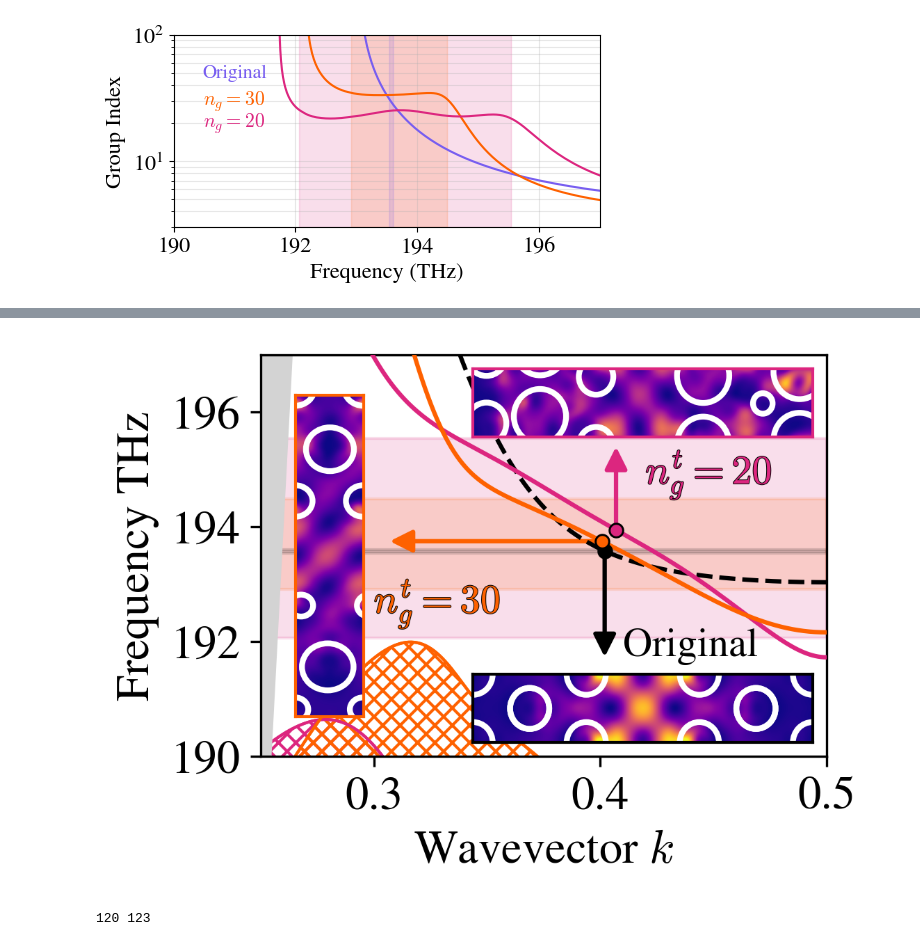
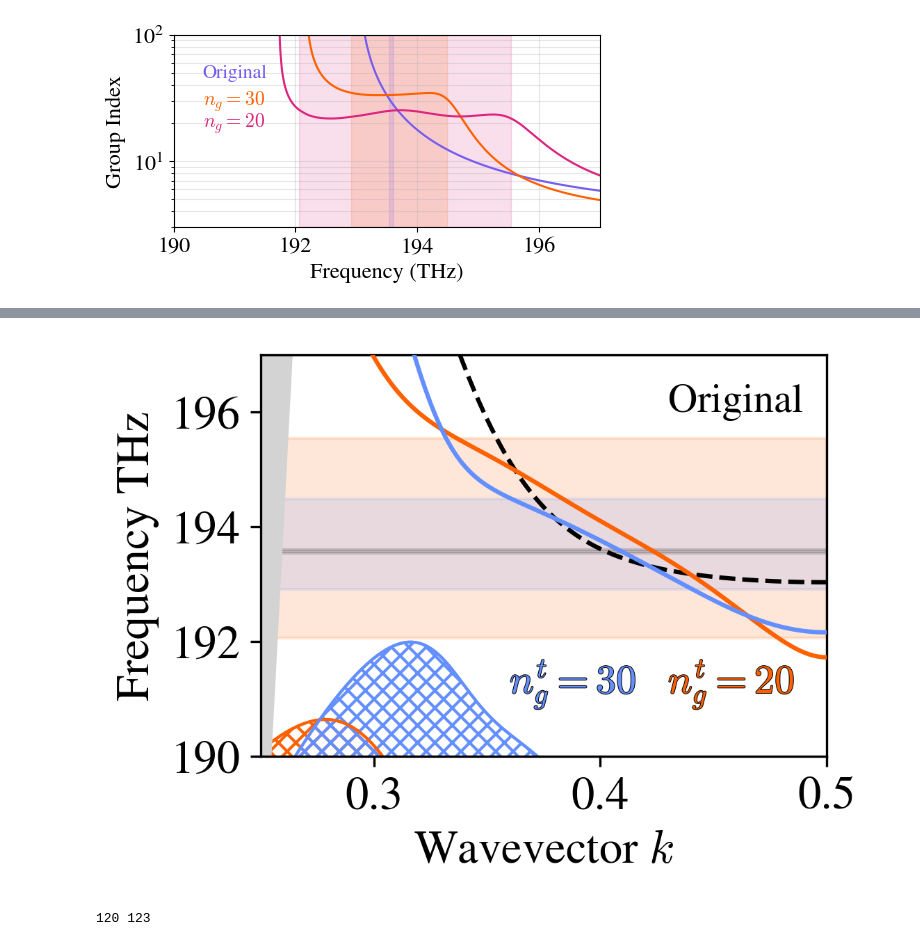
Before and after one commit to DominicJThompson/optGME, a Jupyter notebook: paper2/plots/diagramsV2.ipynb, the cells around one changed output, grey strips where cells are left out. Saved outputs shown, nothing was run; the diff lists cells and outputs as text; code cells hidden in the pictures.

```diff
--- a/paper2/plots/diagramsV2.ipynb
+++ b/paper2/plots/diagramsV2.ipynb
@@ -686,8 +689,8 @@ ks = np.linspace(.5*np.pi,np.pi,200)/np.pi/2
 
 # Main band diagram (on main axes)
 ax.plot(ks, gmeOG.freqs[:, 14]* 299792458 / aOG / 1e-9 * 1e-12, color='k',linestyle='--',zorder=5)
-ax.plot(ks, gmeOpt.freqs[:, 14]* 299792458 / aOpt / 1e-9 * 1e-12, color=cs['m'],zorder=5)
-ax.plot(ks, gmeOpt2.freqs[:, 14]* 299792458 / aOpt2 / 1e-9 * 1e-12, color=cs['o'],zorder=5)
+ax.plot(ks, gmeOpt.freqs[:, 14]* 299792458 / aOpt / 1e-9 * 1e-12, color=cs['o'],zorder=5)
+ax.plot(ks, gmeOpt2.freqs[:, 14]* 299792458 / aOpt2 / 1e-9 * 1e-12, color=cs['b'],zorder=5)
 
 
 
@@ -716,13 +719,13 @@ add_bandgap_crosshatch(
     ax, ks,
     np.zeros(len(ks)),
     gmeOpt.freqs[:, 13]*299792458/aOpt/1e-9*1e-12,
-    color=cs['m'], hatch=crosshatch
+    color=cs['o'], hatch=crosshatch
 )
 add_bandgap_crosshatch(
     ax, ks,
     np.zeros(len(ks)),
     gmeOpt2.freqs[:, 13]*299792458/aOpt2/1e-9*1e-12,
-    color=cs['o'], hatch=crosshatch
+    color=cs['b'], hatch=crosshatch
 )
 
 # Upper band gap crosshatching
@@ -737,20 +740,20 @@ add_bandgap_crosshatch(
     ax, ks,
     gmeOpt.freqs[:, 16]*299792458/aOpt/1e-9*1e-12,
     top_const,
-    color=cs['m'], hatch=crosshatch
+    color=cs['o'], hatch=crosshatch
 )
 add_bandgap_crosshatch(
     ax, ks,
     gmeOpt2.freqs[:, 16]*299792458/aOpt2/1e-9*1e-12,
     top_const,
-    color=cs['o'], hatch=crosshatch
+    color=cs['b'], hatch=crosshatch
 )
 # Light line
 ax.fill_between(ks, ks* 299792458 / aOG / 1e-9 * 1e-12, np.ones(len(ks))* 299792458 / aOG / 1e-9 * 1e-12, color='lightgray', alpha=1,zorder=2)
 
 #show the bandwidths
-ax.axhspan(freqsOpt[startIOpt]*1e-12, freqsOpt[endIOpt]*1e-12, color=cs['m'], alpha=0.15)
-ax.axhspan(freqsOpt2[startIOpt2]*1e-12, freqsOpt2[endIOpt2]*1e-12, color=cs['o'], alpha=0.15)
+ax.axhspan(freqsOpt[startIOpt]*1e-12, freqsOpt[endIOpt]*1e-12, color=cs['o'], alpha=0.15)
+ax.axhspan(freqsOpt2[startIOpt2]*1e-12, freqsOpt2[endIOpt2]*1e-12, color=cs['b'], alpha=0.15)
 ax.axhspan(freqsOG[startIOG]*1e-12, freqsOG[endIOG]*1e-12, color='k', alpha=0.15)
 
 # Make the tick label numbers larger (use text_scale)
@@ -762,52 +765,11 @@ ax.set_ylim(190,197)
 ax.set_xlabel(r'Wavevector $k$', fontsize=int(14 * text_scale))
 ax.set_ylabel(r'Frequency THz', fontsize=int(14 * text_scale))
 
-# ----- Add inset axes -----
-kOG = (endIOG+startIOG)//2; kOpt = (endIOpt+startIOpt)//2; kOpt2 = (endIOpt2+startIOpt2)//2
-# First inset (top) -- show zoom of top band edge
-axins_top = inset_axes(ax, width="60%", height="17%", loc='lower right', borderpad=0.3)
-axins_top = plot_field(axins_top, gmeOG, gmeOG.phc, 6 * np.sqrt(3)/2, mode=14, kpoint=kOpt)
-axins_top.set_xticks([]);axins_top.set_yticks([])
-for spine in axins_top.spines.values():
-    spine.set_edgecolor('k')
-    spine.set_linewidth(1)
 
-# Second inset (bottom) -- show zoom of bottom band edge
-axins_bot = inset_axes(ax, width="60%", height="17%", loc='upper right', borderpad=0.3)
-axins_bot = plot_field(axins_bot, gmeOpt, gmeOpt.phc, 6 * np.sqrt(3)/2, mode=14, kpoint=kOG)
-axins_bot.set_xticks([]);axins_bot.set_yticks([])
-for spine in axins_bot.spines.values():
-    spine.set_edgecolor(cs['m'])
-    spine.set_linewidth(1)
-
-# Third inset (left) -- show zoom of bottom band edge
-axins_bot = inset_axes(ax, width="12%", height="80%", loc='center left', borderpad=0.75)
-axins_bot = plot_field(axins_bot, gmeOpt2, gmeOpt2.phc, 6 * np.sqrt(3)/2, mode=14, kpoint=kOpt2,transpose=True)
-axins_bot.set_xticks([]);axins_bot.set_yticks([])
-for spine in axins_bot.spines.values():
-    spine.set_edgecolor(cs['o'])
-    spine.set_linewidth(1)
-
-# Add points and vertical dashed arrows
-# --- Draw three short, compressed arrows and scatter points ---
-arrow_specs = [
-    # x, y, dx, dy, color
-    (ks[kOG],   gmeOG.freqs[kOG, 14]   * 299792458 / aOG   / 1e-9 * 1e-12,   0,    -1.9, 'k'),
-    (ks[kOpt],  gmeOpt.freqs[kOpt, 14] * 299792458 / aOpt  / 1e-9 * 1e-12,   0,     1.5, cs['m']),
-    (ks[kOpt2], gmeOpt2.freqs[kOpt2,14]* 299792458 / aOpt2 / 1e-9 * 1e-12,  -0.095, 0,    cs['o']),
-]
-for x, y, dx, dy, c in arrow_specs:
-    ax.scatter(x, y, color=c, edgecolor='black', linewidth=0.7, s=22, zorder=6)
-    ax.annotate(
-        '', xy=(x+dx, y+dy), xytext=(x, y),
-        arrowprops=dict(arrowstyle="-|>", color=c, lw=1.5, shrinkA=1, shrinkB=1), zorder=4
-    )
-# Now you can adjust 'main_height' and 'base_length' per-arrow above!
-
-#add text labels
+# #add text labels
 # Add label for "Original"
 t_orig = ax.text(
-    0.41, 191.75, "Original",
+    0.43, 196, "Original",
     fontsize=14,
     color='k'
 )
@@ -818,7 +780,18 @@ t_orig = ax.text(
 
 # Add label for "Optimized" below
 t_opt = ax.text(
-    0.3, 192.5, r"$n_g^t=30$",
+    0.36, 191.1, r"$n_g^t=30$",
+    fontsize=14,
+    color=cs['b']
+)
+t_opt.set_path_effects([
+    pe.Stroke(linewidth=0.5, foreground="black"),
+    pe.Normal()
+])
+
+# Add label for "Optimized" below
+t_opt = ax.text(
+    0.43, 191.1, r"$n_g^t=20$",
     fontsize=14,
     color=cs['o']
 )
@@ -827,16 +800,5 @@ t_opt.set_path_effects([
     pe.Normal()
 ])
 
-# Add label for "Optimized" below
-t_opt = ax.text(
-    0.42, 194.75, r"$n_g^t=20$",
-    fontsize=14,
-    color=cs['m']
-)
-t_opt.set_path_effects([
-    pe.Stroke(linewidth=0.5, foreground="black"),
-    pe.Normal()
-])
-
 plt.show()
 # %% [output]
@@ -846,4 +805,4 @@ plt.show()
-[figure, old version]
+[figure, new version]
 # %%
 in_band = (np.abs(np.abs(ngOG) - 30) < 2)
 true_indices = np.where(in_band)[0]
```
Also changed, not shown: parts of 12 cells of this notebook, 1 other file.
